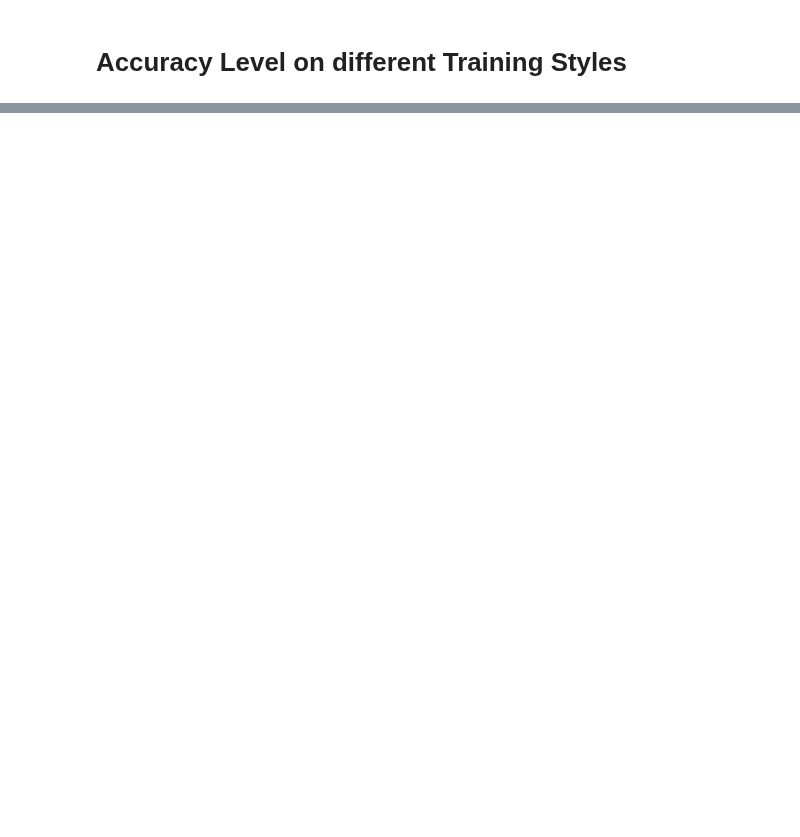
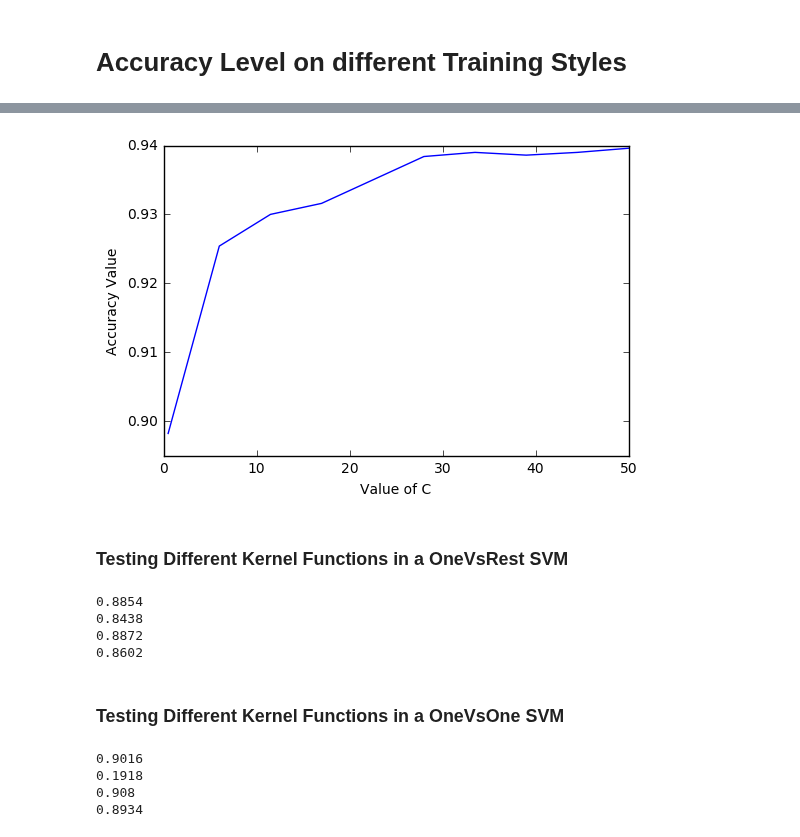
Before and after one commit to alisoliman/digit-recognizer, a Jupyter notebook: Assignment2.ipynb, the cells around one changed output, grey strips where cells are left out. Drawn from its saved outputs; the diff is of its cells as text; code cells hidden in the pictures; blank space fills up the shorter version.

```diff
--- a/Assignment2.ipynb
+++ b/Assignment2.ipynb
@@ -137,0 +199,43 @@ for i in batch_sizes:
+# %%
+one_c_x_axis = []
+one_c_y_axis = []
+# %%
+for i in np.linspace(0.5, 50, num=10):
+    svm = sklearn.svm.SVC(C=i)
+    svm.fit(images,labels)
+    one_c_x_axis.append(i)
+    one_c_y_axis.append(svm.score(testing_images,testing_labels))
+# %%
+pylab.xlabel("Value of C")
+pylab.ylabel("Accuracy Value")
+pylab.plot(one_c_x_axis,one_c_y_axis)
+pylab.show()
+# %% [output]
+[figure, added]
+# %% [markdown]
+### Testing Different Kernel Functions in a OneVsRest SVM
+# %%
+kernels = ['linear', 'poly', 'rbf', 'sigmoid']
+for i in kernels:
+    svm = sklearn.svm.SVC(kernel=i)
+    svm = OneVsRestClassifier(svm)
+    svm.fit(images,labels)
+    print(svm.score(testing_images,testing_labels))
+# %% [output]
+0.8854
+0.8438
+0.8872
+0.8602
+# %% [markdown]
+### Testing Different Kernel Functions in a OneVsOne SVM
+# %%
+kernels = ['linear', 'poly', 'rbf', 'sigmoid']
+for i in kernels:
+    svm = sklearn.svm.SVC(kernel=i)
+    svm.fit(images,labels)
+    print(svm.score(testing_images,testing_labels))
+# %% [output]
+0.9016
+0.1918
+0.908
+0.8934
```
Also changed, not shown: parts of 26 cells of this notebook.
